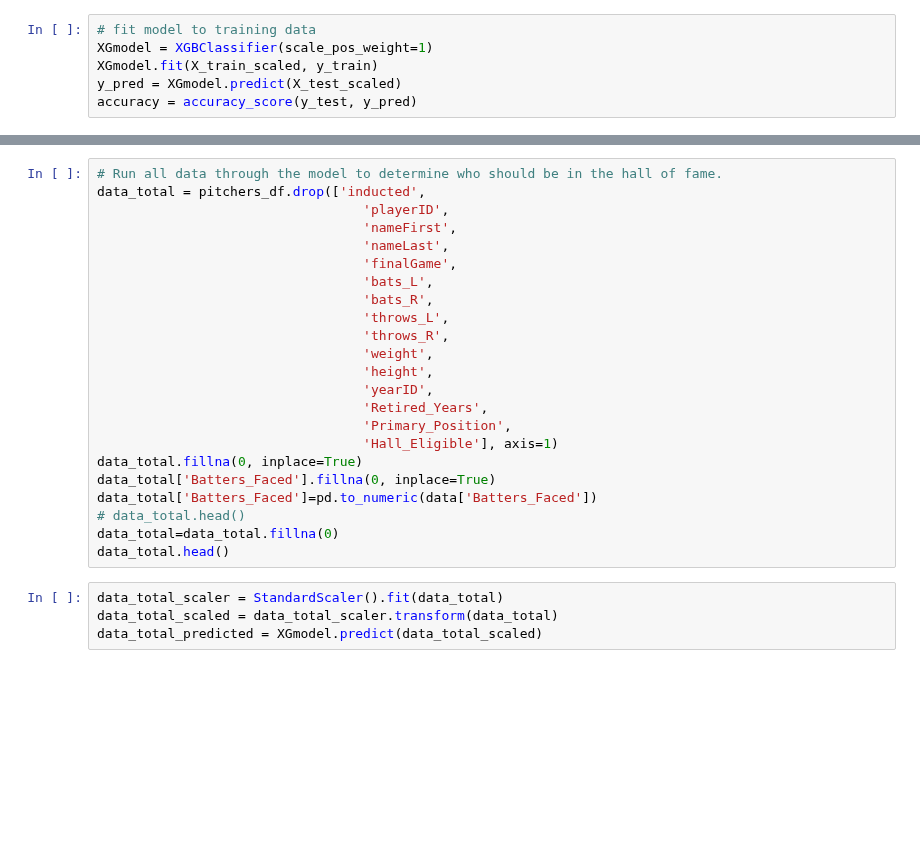
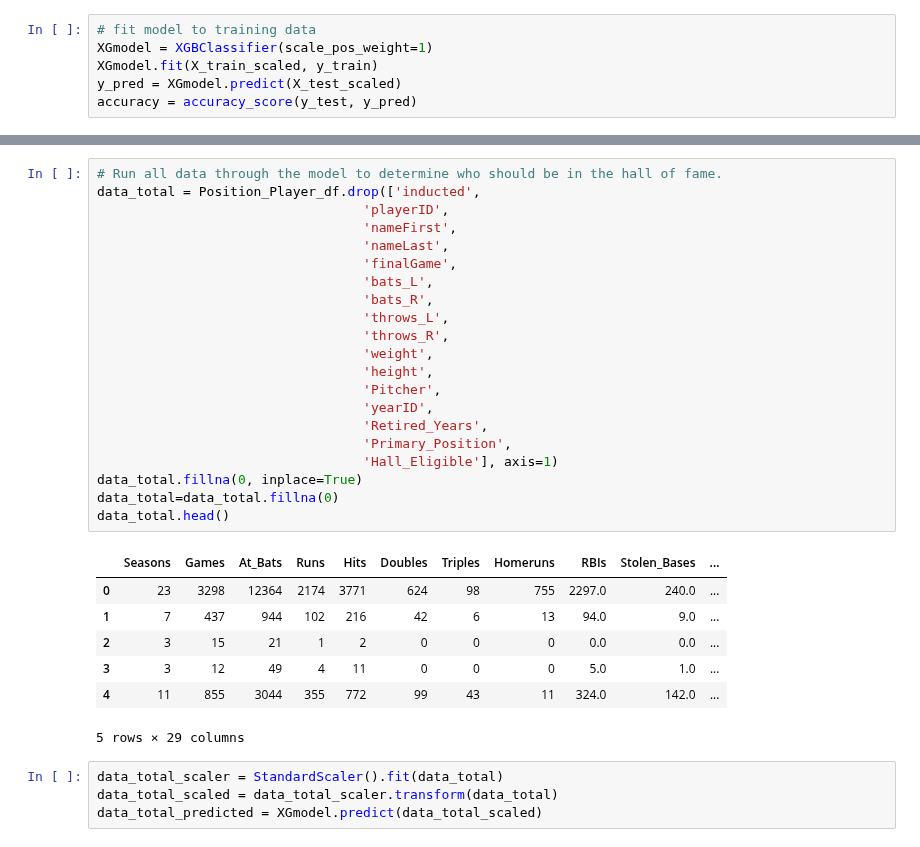
Before and after one commit to mkameronh/baseball_analysis, a Jupyter notebook: Position_Player_ML_vNB.ipynb, the cells around one changed output, grey strips where cells are left out. Cells and saved outputs as stored; diff of their text form; blank space fills up the shorter version.

```diff
--- a/Position_Player_ML_vNB.ipynb
+++ b/Position_Player_ML_vNB.ipynb
@@ -196,26 +203,32 @@ plt.barh(feature_names,XGmodel.feature_importances_)
 # %%
 # Run all data through the model to determine who should be in the hall of fame.
-data_total = pitchers_df.drop(['inducted',
+data_total = Position_Player_df.drop(['inducted',
                                   'playerID',
                                   'nameFirst',
                                   'nameLast',
                                   'finalGame',
                                   'bats_L',
                                   'bats_R',
                                   'throws_L',
                                   'throws_R',
                                   'weight',
                                   'height',
+                                  'Pitcher',
                                   'yearID',
                                   'Retired_Years',
                                   'Primary_Position',
                                   'Hall_Eligible'], axis=1)
 data_total.fillna(0, inplace=True)
-data_total['Batters_Faced'].fillna(0, inplace=True)
-data_total['Batters_Faced']=pd.to_numeric(data['Batters_Faced'])
-# data_total.head()
 data_total=data_total.fillna(0)
 data_total.head()
+# %% [output]
+|  | Seasons | Games | At_Bats | Runs | Hits | Doubles | Triples | Homeruns | RBIs | Stolen_Bases | ... |
+| 0 | 23 | 3298 | 12364 | 2174 | 3771 | 624 | 98 | 755 | 2297.0 | 240.0 | ... |
+| 1 | 7 | 437 | 944 | 102 | 216 | 42 | 6 | 13 | 94.0 | 9.0 | ... |
+| 2 | 3 | 15 | 21 | 1 | 2 | 0 | 0 | 0 | 0.0 | 0.0 | ... |
+| 3 | 3 | 12 | 49 | 4 | 11 | 0 | 0 | 0 | 5.0 | 1.0 | ... |
+| 4 | 11 | 855 | 3044 | 355 | 772 | 99 | 43 | 11 | 324.0 | 142.0 | ... |
+5 rows × 29 columns
 # %%
 data_total_scaler = StandardScaler().fit(data_total)
 data_total_scaled = data_total_scaler.transform(data_total)
```
Also changed, not shown: parts of 25 cells of this notebook, 1 other file.
